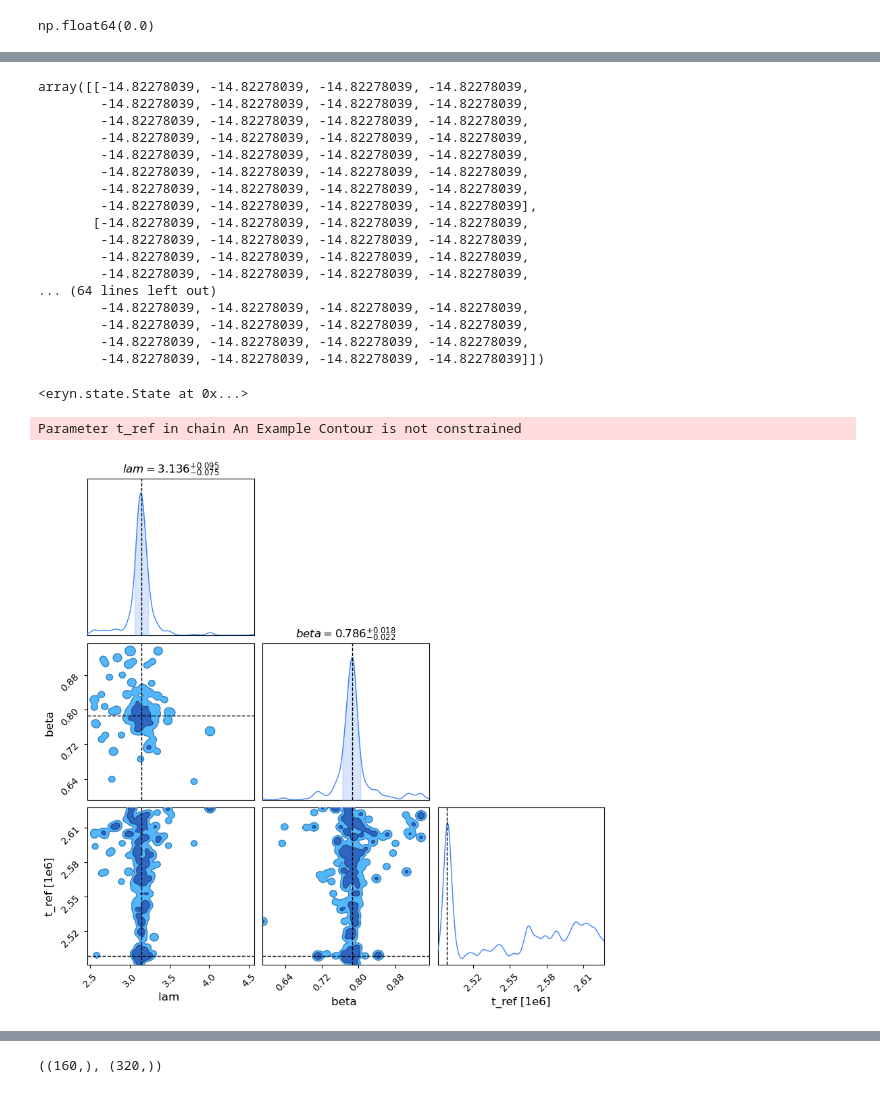
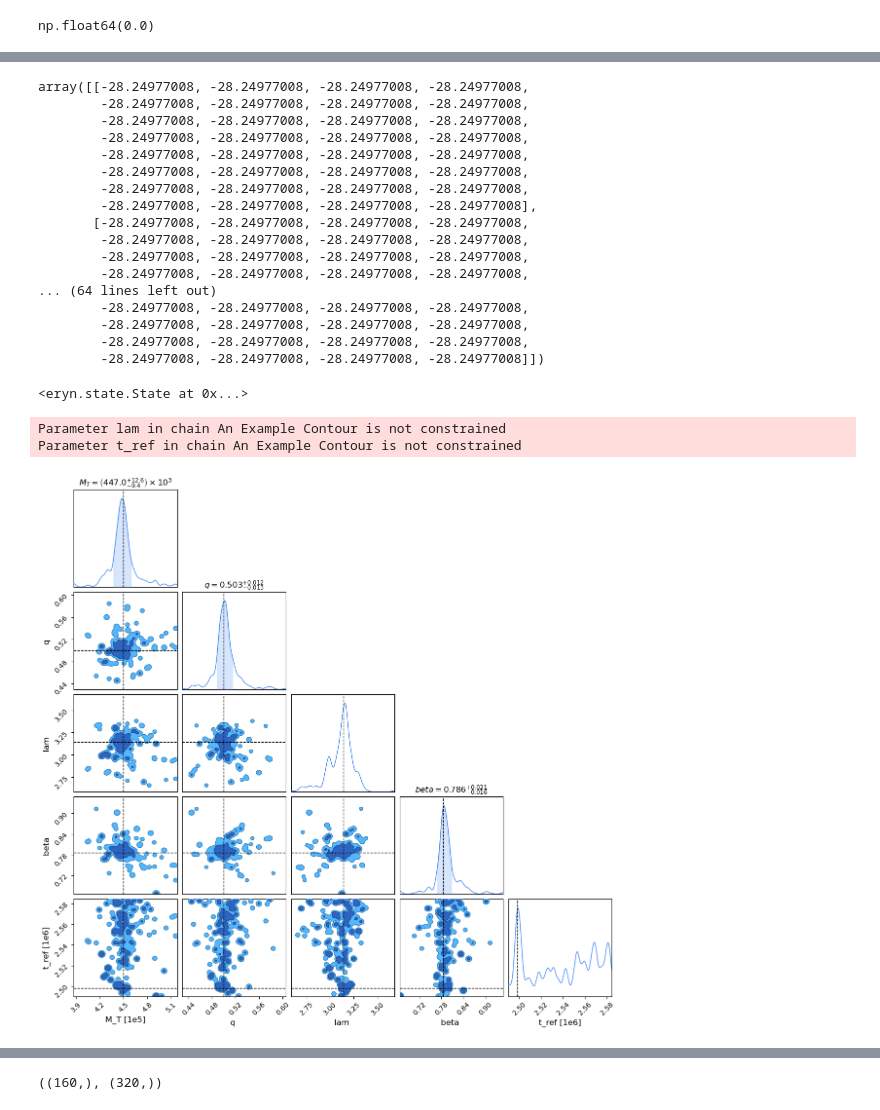
Before and after one commit to manishprasad0/LISA_Master_Thesis, a Jupyter notebook: time_freq_mcmc.ipynb, the cells around one changed output, grey strips where cells are left out. Drawn from its saved outputs; the diff is of its cells as text; code cells hidden in the pictures.

```diff
--- a/time_freq_mcmc.ipynb
+++ b/time_freq_mcmc.ipynb
@@ -55,9 +55,9 @@ waveform_kwargs = dict(direct=False, fill=True, squeeze=False, length=1024)
 data_t, data_f, f_array, t_array, sens_mat = sim(seed = 42, parameters=parameters, modes=modes, waveform_kwargs=waveform_kwargs)
 # %%
 nperseg = 5000
-time_before_merger=60*60*24
+time_before_merger = 60*60*24
 cutoff_time = t_ref - time_before_merger
-max_time = Tobs
+max_time = cutoff_time + 60*60*24*2
 # %%
 sim.plot_time_frequency(nperseg=nperseg)
 print(sim.SNR_optimal())
@@ -160,10 +160,14 @@ from eryn.state import State
 # x = [lambda, beta]. They are the only variable parameters.
 def likelihood(x, fixed_parameters, freqs, TimeFreqLikelihood_object):
     all_parameters = np.zeros(12)
-    all_parameters[8] = x[0]
-    all_parameters[9] = np.arcsin(x[1])
-    all_parameters[-1] = x[2]
-    all_parameters[np.array([0, 1, 2, 3, 4, 5, 6, 7, 10])] = fixed_parameters
+    mT = x[0]
+    q = x[1]
+    all_parameters[0] = mT / (1 + q)
+    all_parameters[1] = mT * q / (1 + q)
+    all_parameters[8] = x[2]
+    all_parameters[9] = np.arcsin(x[3])
+    all_parameters[-1] = x[4]
+    all_parameters[np.array([2, 3, 4, 5, 6, 7, 10])] = fixed_parameters
 
     ll = TimeFreqLikelihood_object.calculate_time_frequency_likelihood(
         *all_parameters,
@@ -179,14 +183,14 @@ def likelihood(x, fixed_parameters, freqs, TimeFreqLikelihood_object):
     return ll
 # %%
 priors = {"mbh": ProbDistContainer({
-    0: uniform_dist(0.0, 2 * np.pi),
-    1: uniform_dist(-1, 1),
-    2: uniform_dist(cutoff_time, max_time), # 1 week after the cutoff time
+    0: uniform_dist(1e5, 1e6),
+    1: uniform_dist(0.05, 0.999999),
+    2: uniform_dist(0.0, 2 * np.pi),
+    3: uniform_dist(-1, 1),
+    4: uniform_dist(cutoff_time, max_time), # 1 week after the cutoff time
 })}
 
 fixed_parameters = np.array([
-    m1,
-    m2,
     a1,
     a2,
     dist,
@@ -196,12 +200,12 @@ fixed_parameters = np.array([
     psi,
 ])
 
-periodic = {"mbh": {0: 2 * np.pi}}
+periodic = {"mbh": {2: 2 * np.pi}}
 
 ntemps = 10
 nwalkers = 32
 nsteps = 10
-ndims = {"mbh": 3}
+ndims = {"mbh": 5}
 # %%
 x = priors["mbh"].rvs(size=(nwalkers))[0]
 x, likelihood(x, fixed_parameters, f_array, analysis)
@@ -221,7 +226,7 @@ sampler = EnsembleSampler(
     periodic=periodic
 )
 # %%
-injection_params_sub = np.array([lam, beta, t_ref])
+injection_params_sub = np.array([m1+m2, m2/m1, lam, beta, t_ref])
 #start_params = injection_params_sub[None, None, None, :] * (1 + 0.1 * np.random.randn(ntemps, nwalkers, 1, injection_params_sub.shape[0]))
 
 start_params = injection_params_sub[None, None, None, :] * (1 + 1e-2 * np.random.randn(ntemps, nwalkers, 1, injection_params_sub.shape[0]))
@@ -236,23 +241,23 @@ start_params = injection_params_sub[None, None, None, :] * (1 + 1e-2 * np.random
 start_state = State({"mbh": start_params})
 sampler.compute_log_prior(start_state.branches_coords)
 # %% [output]
-array([[-14.82278039, -14.82278039, -14.82278039, -14.82278039,
-        -14.82278039, -14.82278039, -14.82278039, -14.82278039,
-        -14.82278039, -14.82278039, -14.82278039, -14.82278039,
-        -14.82278039, -14.82278039, -14.82278039, -14.82278039,
-        -14.82278039, -14.82278039, -14.82278039, -14.82278039,
-        -14.82278039, -14.82278039, -14.82278039, -14.82278039,
-        -14.82278039, -14.82278039, -14.82278039, -14.82278039,
-        -14.82278039, -14.82278039, -14.82278039, -14.82278039],
-       [-14.82278039, -14.82278039, -14.82278039, -14.82278039,
-        -14.82278039, -14.82278039, -14.82278039, -14.82278039,
-        -14.82278039, -14.82278039, -14.82278039, -14.82278039,
-        -14.82278039, -14.82278039, -14.82278039, -14.82278039,
+array([[-28.24977008, -28.24977008, -28.24977008, -28.24977008,
+        -28.24977008, -28.24977008, -28.24977008, -28.24977008,
+        -28.24977008, -28.24977008, -28.24977008, -28.24977008,
+        -28.24977008, -28.24977008, -28.24977008, -28.24977008,
+        -28.24977008, -28.24977008, -28.24977008, -28.24977008,
+        -28.24977008, -28.24977008, -28.24977008, -28.24977008,
+        -28.24977008, -28.24977008, -28.24977008, -28.24977008,
+        -28.24977008, -28.24977008, -28.24977008, -28.24977008],
+       [-28.24977008, -28.24977008, -28.24977008, -28.24977008,
+        -28.24977008, -28.24977008, -28.24977008, -28.24977008,
+        -28.24977008, -28.24977008, -28.24977008, -28.24977008,
+        -28.24977008, -28.24977008, -28.24977008, -28.24977008,
 ... (64 lines left out)
-        -14.82278039, -14.82278039, -14.82278039, -14.82278039,
-        -14.82278039, -14.82278039, -14.82278039, -14.82278039,
-        -14.82278039, -14.82278039, -14.82278039, -14.82278039,
-        -14.82278039, -14.82278039, -14.82278039, -14.82278039]])
+        -28.24977008, -28.24977008, -28.24977008, -28.24977008,
+        -28.24977008, -28.24977008, -28.24977008, -28.24977008,
+        -28.24977008, -28.24977008, -28.24977008, -28.24977008,
+        -28.24977008, -28.24977008, -28.24977008, -28.24977008]])
 # %%
 sampler.run_mcmc(start_state, nsteps=nsteps, progress=True)
 # %% [output]
@@ -260,13 +265,18 @@ sampler.run_mcmc(start_state, nsteps=nsteps, progress=True)
 # %%
 from chainconsumer import Chain, ChainConsumer, make_sample, Truth
 import pandas as pd
-samples = sampler.get_chain()["mbh"][:, 0].reshape(-1, 3)
-df = pd.DataFrame(samples, columns=["lam", "beta", "t_ref"])
+samples = sampler.get_chain()["mbh"][:, 0].reshape(-1, 5)
+df = pd.DataFrame(samples, columns=["M_T", "q", "lam", "beta", "t_ref"])
 c = ChainConsumer()
 c.add_chain(Chain(samples=df, name="An Example Contour"))
-c.add_truth(Truth(location={"lam": injection_params_sub[0], "beta": injection_params_sub[1], "t_ref": injection_params_sub[2]}))
+c.add_truth(Truth(location={"M_T"   : injection_params_sub[0],
+                            "q"     : injection_params_sub[1],
+                            "lam"   : injection_params_sub[2],
+                            "beta"  : injection_params_sub[3],
+                            "t_ref" : injection_params_sub[4]}))
 fig = c.plotter.plot()
 # %% [output]
+Parameter lam in chain An Example Contour is not constrained
 Parameter t_ref in chain An Example Contour is not constrained
-[figure, old version]
+[figure, new version]
 # %%
```
Also changed, not shown: parts of 6 cells of this notebook.
